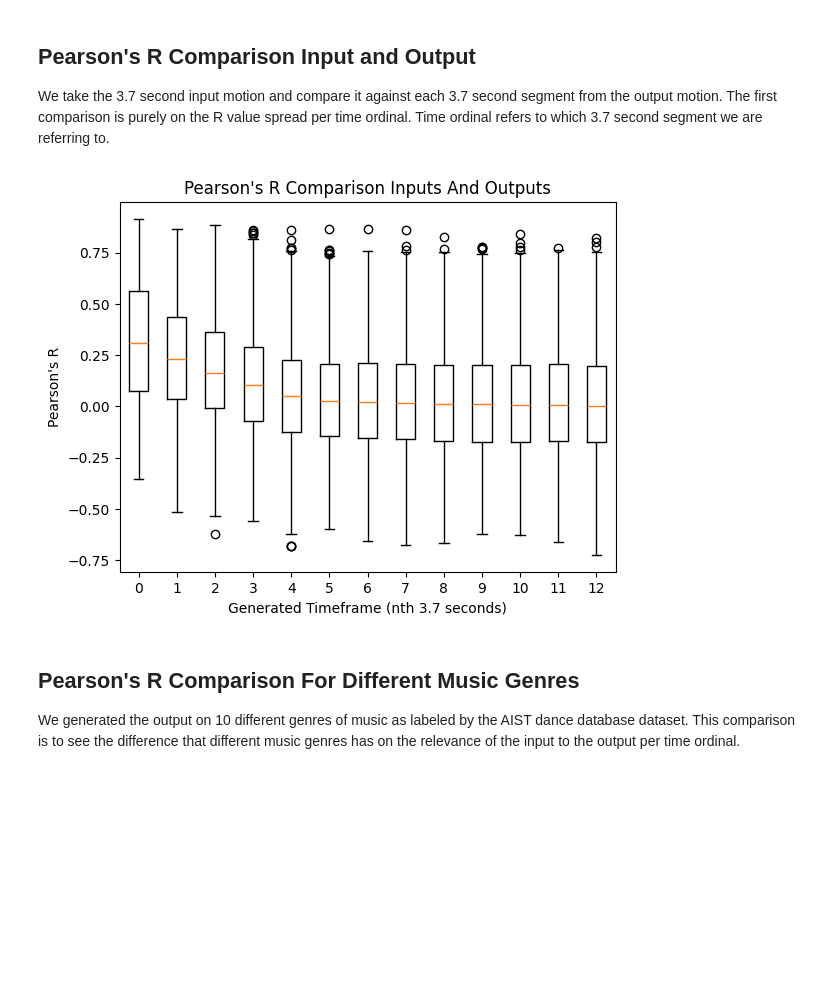
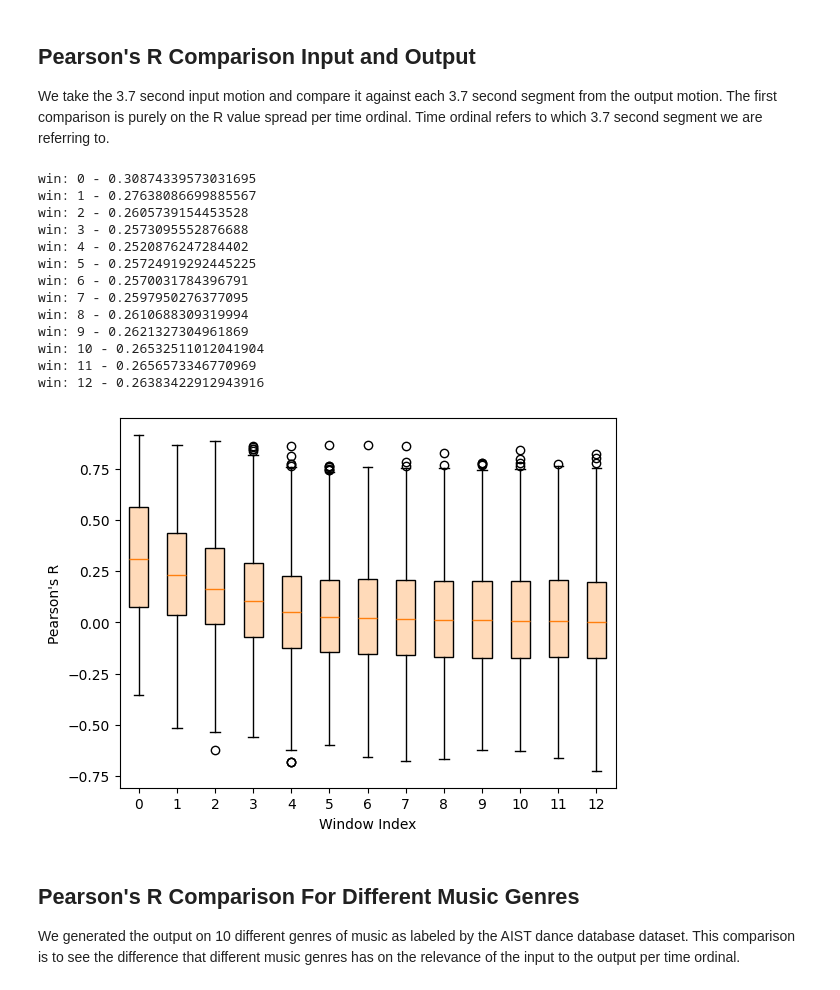
Before and after one commit to yangmma/dance-ai-research-project, a Jupyter notebook: src/utils/laban_analysis/analysis_generated.ipynb, the cells around one changed output. Drawn from its saved outputs; the diff is of its cells as text; code cells hidden in the pictures; blank space fills up the shorter version.

```diff
--- a/src/utils/laban_analysis/analysis_generated.ipynb
+++ b/src/utils/laban_analysis/analysis_generated.ipynb
@@ -181,24 +181,43 @@ Time ordinal refers to which 3.7 second segment we are referring to.
 # %%
 import matplotlib.pylab as plt
 
 ax = plt.subplot()
 r_list = []
+r_mean_list = []
+stds = []
 for win in wins:
     rs = r_df.filter(
         pl.col("win") == win,
     ).drop(
         pl.col("name"),
         pl.col("music"),
     )["r"].to_numpy()
     r_list.append(rs)
-ax.boxplot(r_list)
+    r_mean_list.append(rs.mean())
+    print(f"win: {win} - {rs.std()}")
+bp = ax.boxplot(r_list, patch_artist=True)
+patches = bp["boxes"]
+for patch in patches:
+    patch.set_facecolor("peachpuff")
 ax.set_xticklabels(wins)
-ax.set_xlabel("Generated Timeframe (nth 3.7 seconds)")
+ax.set_xlabel("Window Index")
 ax.set_ylabel("Pearson's R")
-ax.set_title("Pearson's R Comparison Inputs And Outputs")
 plt.show()
 # %% [output]
+win: 0 - 0.30874339573031695
+win: 1 - 0.27638086699885567
+win: 2 - 0.2605739154453528
+win: 3 - 0.2573095552876688
+win: 4 - 0.2520876247284402
+win: 5 - 0.25724919292445225
+win: 6 - 0.2570031784396791
+win: 7 - 0.2597950276377095
+win: 8 - 0.2610688309319994
+win: 9 - 0.2621327304961869
+win: 10 - 0.26532511012041904
+win: 11 - 0.2656573346770969
+win: 12 - 0.26383422912943916
-[figure, old version]
+[figure, new version]
 # %% [markdown]
 ## Pearson's R Comparison For Different Music Genres
 
```
Also changed, not shown: parts of 17 cells of this notebook, 7 other files.
